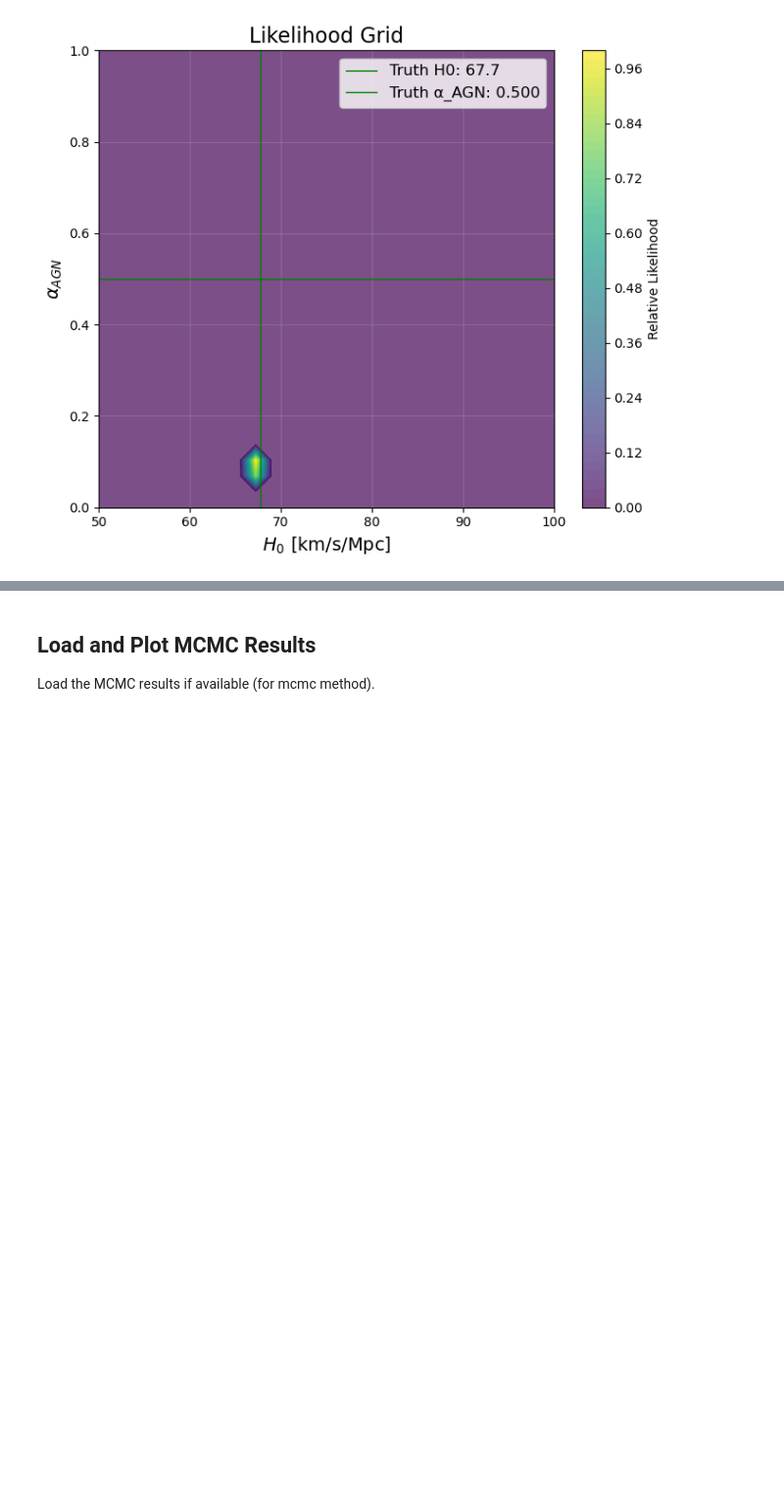
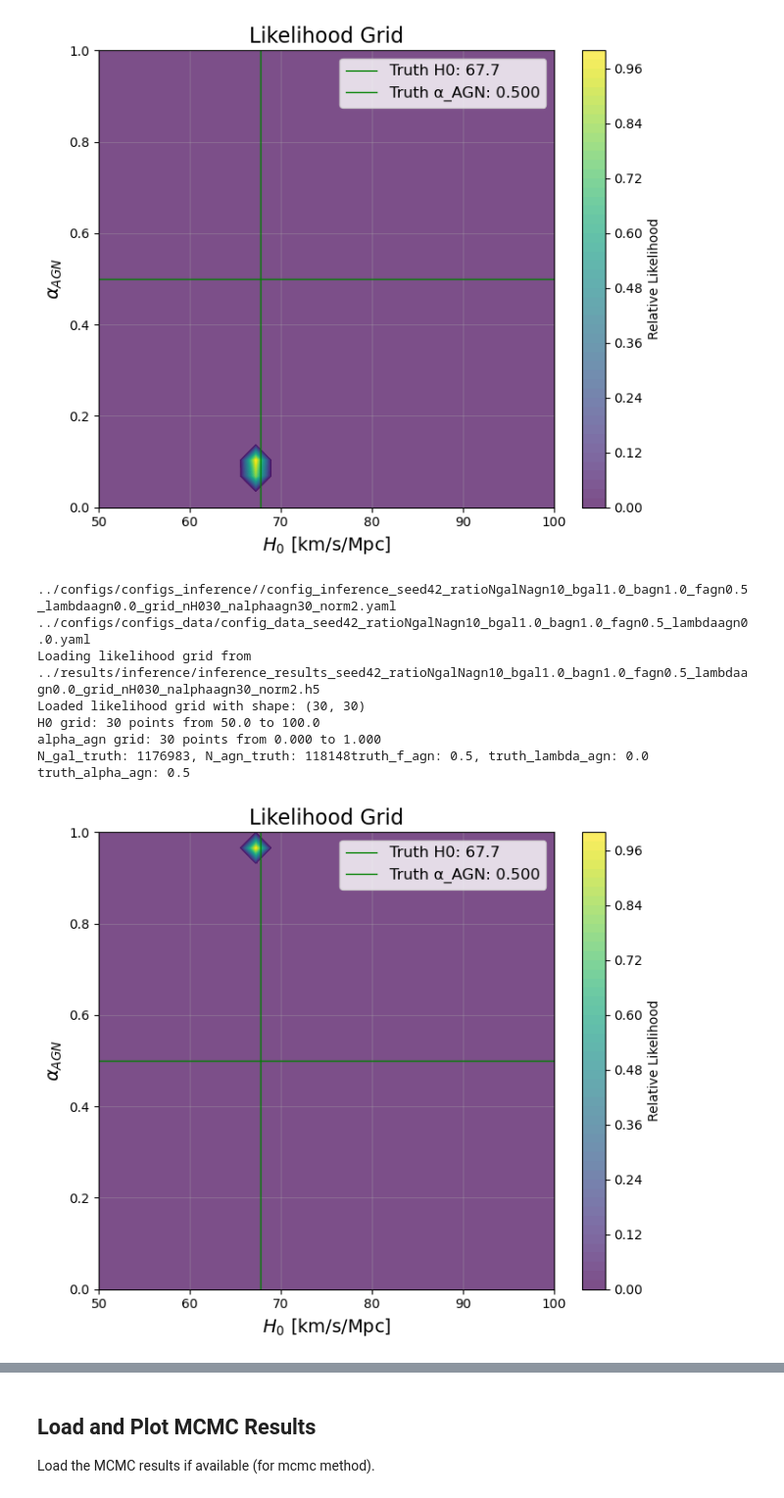
Before and after one commit to kstoreyf/gws-agn, a Jupyter notebook: notebooks/2025-12-15_compare_inferences.ipynb, the cells around one changed output, grey strips where cells are left out. Shown at 98% size. Drawn from its saved outputs; the diff is of its cells as text; code cells hidden in the pictures; blank space fills up the shorter version.

Commit message:
now sort of working for nonequal agn and gal ratios! updated logPriorUniverse

```diff
--- a/notebooks/2025-12-15_compare_inferences.ipynb
+++ b/notebooks/2025-12-15_compare_inferences.ipynb
@@ -138,3 +137,20 @@ Loaded likelihood grid with shape: (30, 30)
 H0 grid: 30 points from 50.0 to 100.0
 alpha_agn grid: 30 points from 0.000 to 1.000
 [figure]
+# %%
+dir_configs = '../configs/configs_inference/'
+tag_data = '_seed42_ratioNgalNagn10_bgal1.0_bagn1.0_fagn0.5_lambdaagn0.0'
+tag_inf = '_grid_nH030_nalphaagn30_norm2'
+fn_config_inference = f'{dir_configs}/config_inference{tag_data}{tag_inf}.yaml'
+likelihood_data = plotter.get_likelihood_data(fn_config_inference)
+plotter.plot_likelihood_data(likelihood_data)
+# %% [output]
+../configs/configs_inference//config_inference_seed42_ratioNgalNagn10_bgal1.0_bagn1.0_fagn0.5_lambdaagn0.0_grid_nH030_nalphaagn30_norm2.yaml
+../configs/configs_data/config_data_seed42_ratioNgalNagn10_bgal1.0_bagn1.0_fagn0.5_lambdaagn0.0.yaml
+Loading likelihood grid from ../results/inference/inference_results_seed42_ratioNgalNagn10_bgal1.0_bagn1.0_fagn0.5_lambdaagn0.0_grid_nH030_nalphaagn30_norm2.h5
+Loaded likelihood grid with shape: (30, 30)
+H0 grid: 30 points from 50.0 to 100.0
+alpha_agn grid: 30 points from 0.000 to 1.000
+N_gal_truth: 1176983, N_agn_truth: 118148truth_f_agn: 0.5, truth_lambda_agn: 0.0
+truth_alpha_agn: 0.5
+[figure, added]
```
Also changed, not shown: parts of 5 cells of this notebook, 2 other files.
